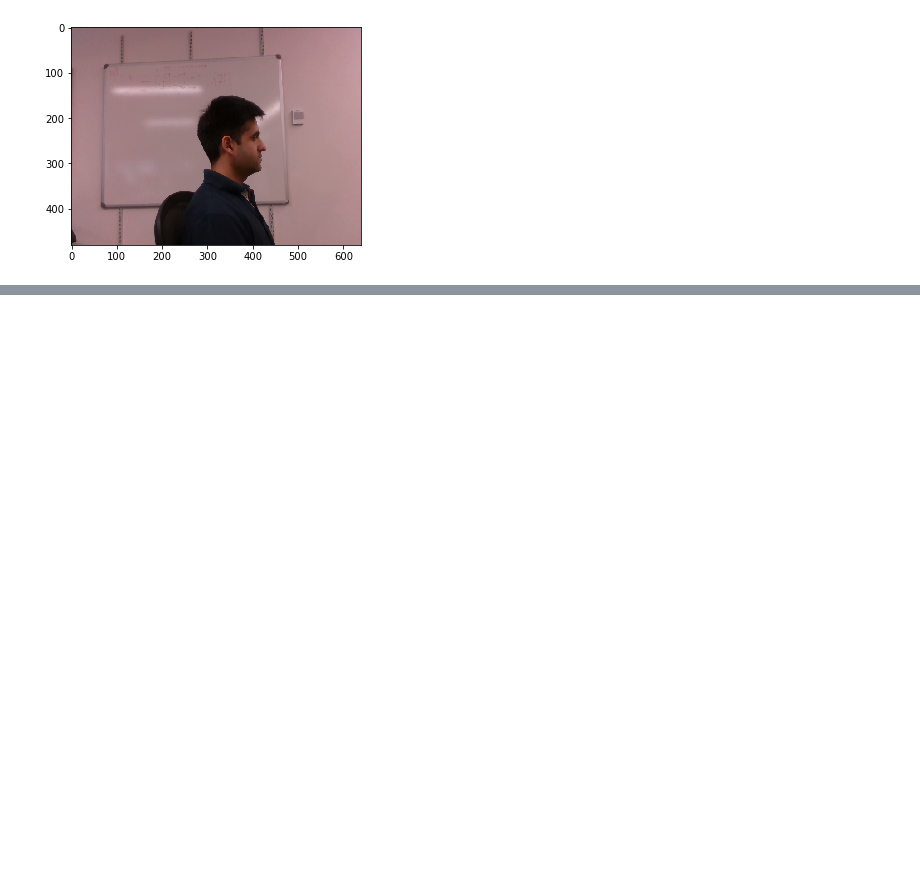
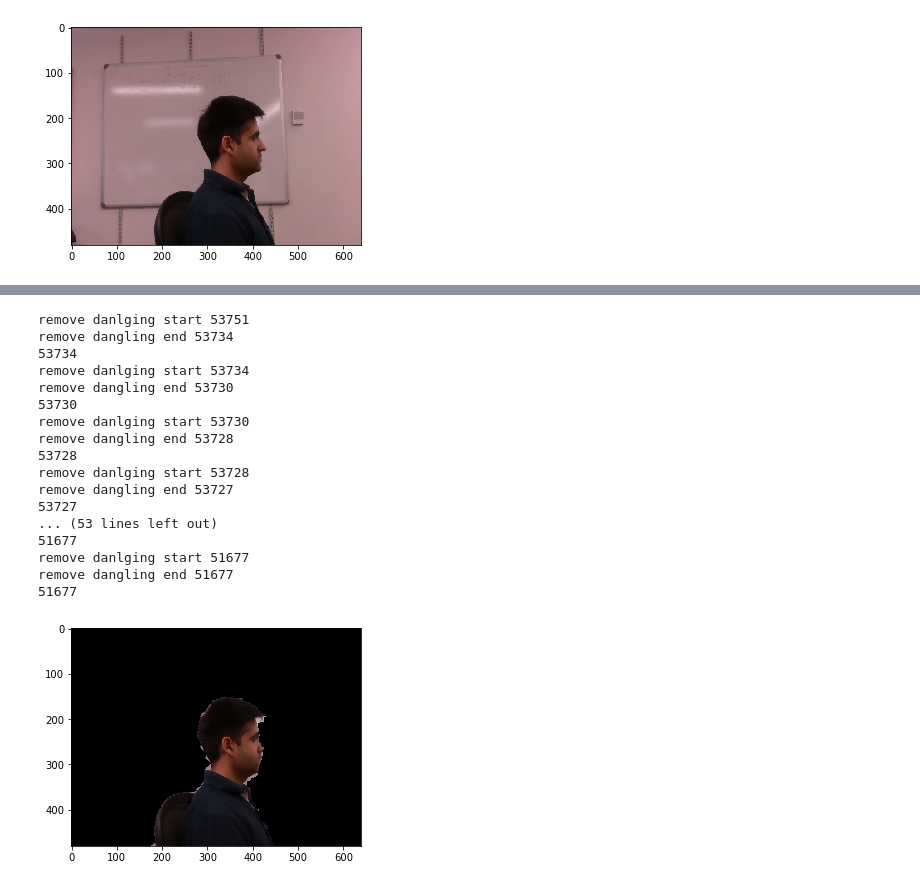
Before and after one commit to yichao-l/head_reconstruct, a Jupyter notebook: AV_CW.ipynb, the cells around one changed output, grey strips where cells are left out. Saved outputs shown, nothing was run; the diff lists cells and outputs as text; code cells hidden in the pictures; blank space fills up the shorter version.

Commit message:
Added color removal and procrustes file

```diff
--- a/AV_CW.ipynb
+++ b/AV_CW.ipynb
@@ -60,0 +63,31 @@ head.save()
+# %%
+head.reset_filters()
+head.filter_nan()
+head.filter_depth(1.5)
+head.remove_dangling()
+head.remove_color()
+head.remove_dangling()
+head.center()
+head.create_vpython_spheres()
+head.save()
+plt.imshow(head.get_filtered_image())
+plt.show()
+# %% [output]
+remove danlging start 53751
+remove dangling end 53734
+53734
+remove danlging start 53734
+remove dangling end 53730
+53730
+remove danlging start 53730
+remove dangling end 53728
+53728
+remove danlging start 53728
+remove dangling end 53727
+53727
+... (53 lines left out)
+51677
+remove danlging start 51677
+remove dangling end 51677
+51677
+[figure, added]
```
Also changed, not shown: parts of 16 cells of this notebook, 2 other files.
